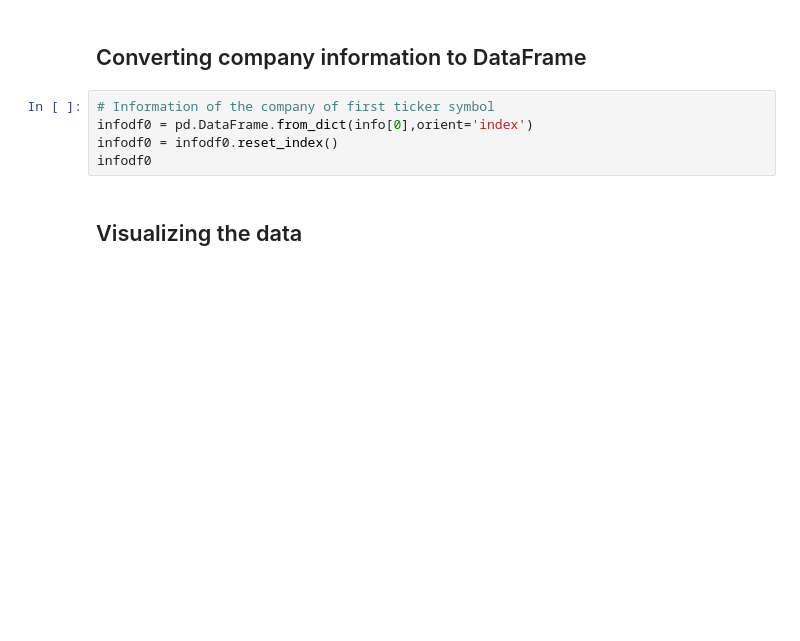
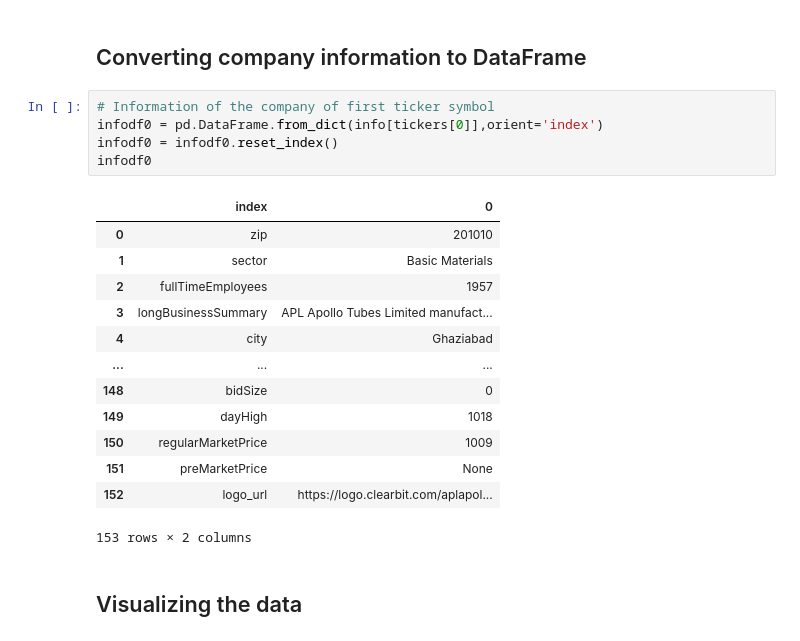
Before and after one commit to thisisindrajit/Portfolio-optimization-using-Deep-Learning-and-statistics, a Jupyter notebook: code.ipynb, the cells around one changed output. Drawn from its saved outputs; the diff is of its cells as text; blank space fills up the shorter version.

```diff
--- a/code.ipynb
+++ b/code.ipynb
@@ -195,9 +195,23 @@ df
 ## Converting company information to DataFrame
 # %%
 # Information of the company of first ticker symbol
-infodf0 = pd.DataFrame.from_dict(info[0],orient='index')
+infodf0 = pd.DataFrame.from_dict(info[tickers[0]],orient='index')
 infodf0 = infodf0.reset_index()
 infodf0
+# %% [output]
+|  | index | 0 |
+| 0 | zip | 201010 |
+| 1 | sector | Basic Materials |
+| 2 | fullTimeEmployees | 1957 |
+| 3 | longBusinessSummary | APL Apollo Tubes Limited manufact... |
+| 4 | city | Ghaziabad |
+| ... | ... | ... |
+| 148 | bidSize | 0 |
+| 149 | dayHigh | 1018 |
+| 150 | regularMarketPrice | 1009 |
+| 151 | preMarketPrice | None |
+| 152 | logo_url | https://logo.clearbit.com/aplapol... |
+153 rows × 2 columns
 # %% [markdown]
 ## Visualizing the data
 # %%
```
Also changed, not shown: parts of 18 cells of this notebook.
